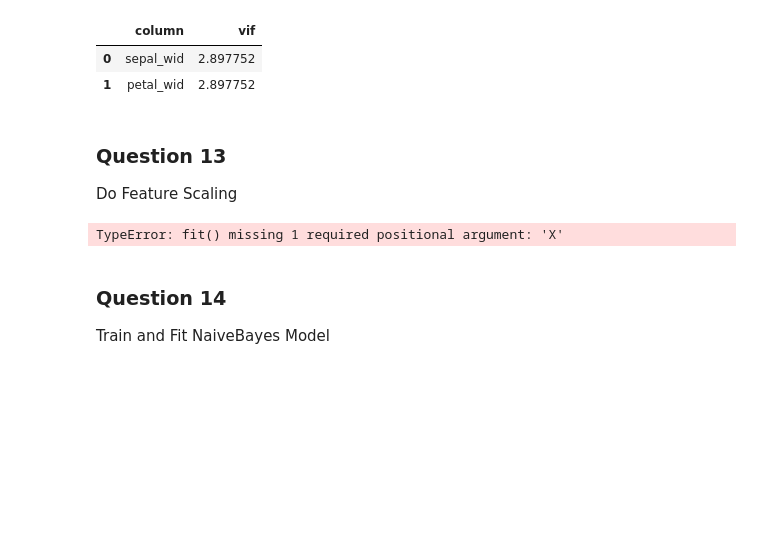
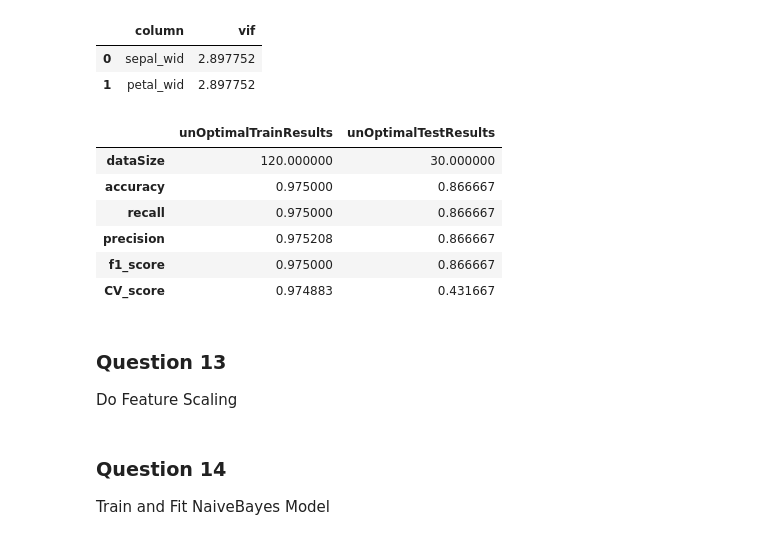
Before and after one commit to GreatLearningAIML1/bangalore-feb-batch-charulatha27, a Jupyter notebook: Lab_R3_External.ipynb, the cells around one changed output. Drawn from its saved outputs; the diff is of its cells as text; code cells hidden in the pictures; blank space fills up the shorter version.

Commit message:
Answers to Residency III external assignment
Answers to Residency III external assignment - NB based questions

```diff
--- a/Lab_R3_External.ipynb
+++ b/Lab_R3_External.ipynb
@@ -609,0 +612,40 @@ vif_factors
+# %%
+#convert class object into category
+X_train, X_test, y_train, y_test = train_test_split(X1copy, y, test_size=test_size, random_state=seed)
+model = KNeighborsClassifier(n_neighbors= 13)
+
+model.fit(X_train, y_train)
+### Unoptimized probability threshold based performance numbers
+# Train accuracy numbers
+trainPreds = model.predict(X_train)
+trainAccuracy = accuracy_score(y_train, trainPreds)
+trainRecall = recall_score(y_train, trainPreds, average='weighted')
+trainPrecision = precision_score(y_train, trainPreds, average='weighted')
+trainF1score = f1_score(y_train, trainPreds, average='weighted')
+trainCVScores = cross_val_score(knn, X_train, y_train, cv=10, scoring='accuracy')
+trainResults=[X_train.shape[0], trainAccuracy, trainRecall, trainPrecision, trainF1score, trainCVScores.mean()]
+
+
+# Test accuracy numbers
+testPreds = model.predict(X_test)
+testAccuracy = accuracy_score(y_test, testPreds)
+testRecall = recall_score(y_test, testPreds, average='weighted')
+testPrecision = precision_score(y_test, testPreds, average='weighted')
+testF1score = f1_score(y_test, testPreds, average='weighted')
+testCVScores = cross_val_score(knn, X_test, y_test, cv=10, scoring='accuracy')
+testResults=[X_test.shape[0], testAccuracy, testRecall, testPrecision, testF1score, testCVScores.mean()]
+
+
+resultsDf = pd.DataFrame( index=["dataSize", "accuracy", "recall", "precision", "f1_score", "CV_score"])
+resultsDf['unOptimalTrainResults'] = trainResults
+resultsDf['unOptimalTestResults'] = testResults
+
+resultsDf
+# %% [output]
+|  | unOptimalTrainResults | unOptimalTestResults |
+| dataSize | 120.000000 | 30.000000 |
+| accuracy | 0.975000 | 0.866667 |
+| recall | 0.975000 | 0.866667 |
+| precision | 0.975208 | 0.866667 |
+| f1_score | 0.975000 | 0.866667 |
+| CV_score | 0.974883 | 0.431667 |
@@ -615,10 +662,8 @@ Do Feature Scaling
 from sklearn.preprocessing import MinMaxScaler
 from sklearn.preprocessing import StandardScaler
 
-s_sc = StandardScaler.fit(iris_df)
-df = sS_c.fit_transform(iris_df)
+s_sc = StandardScaler()
+scaled_df = s_sc.fit_transform(X1copy)
-# %% [output]
-TypeError: fit() missing 1 required positional argument: 'X'
 # %%
 #X_train_minmax=min_max.fit_transform(X_train[['sepal_wid', 'petal_wid']])
 #X_test_minmax=min_max.fit_transform(X_test[['sepal_wid', 'petal_wid']])
```
Also changed, not shown: parts of 23 cells of this notebook.
